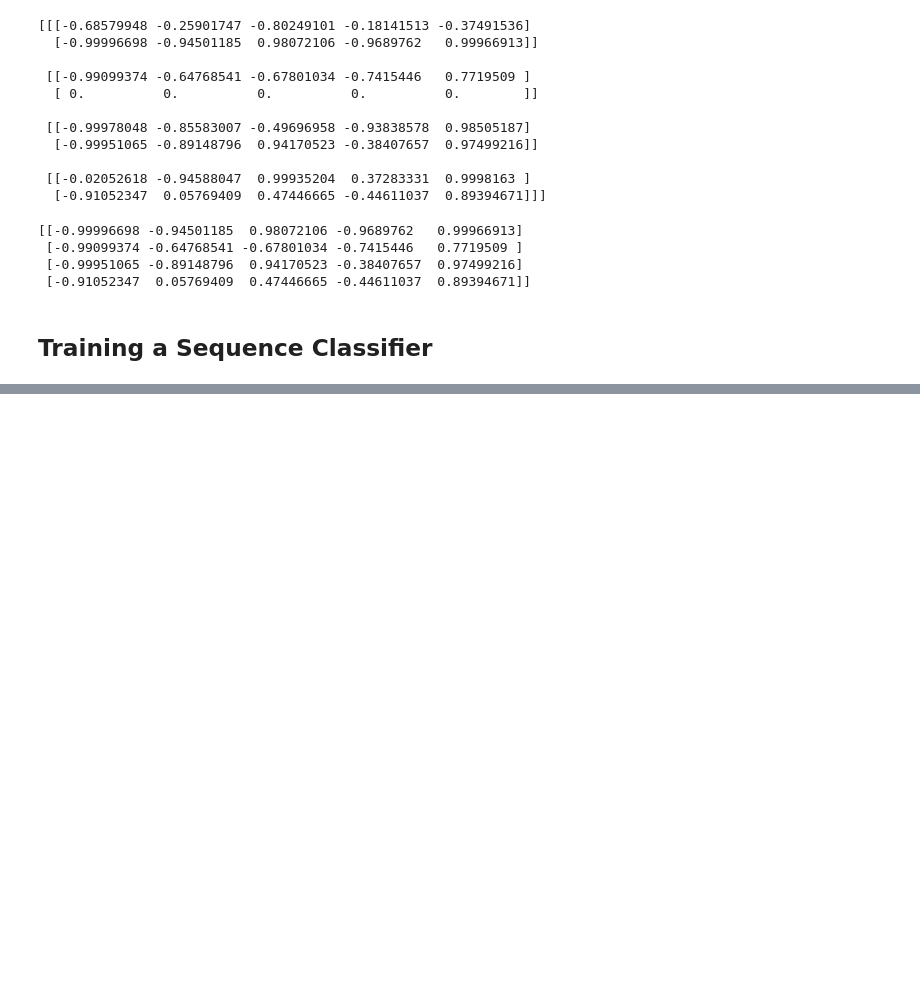
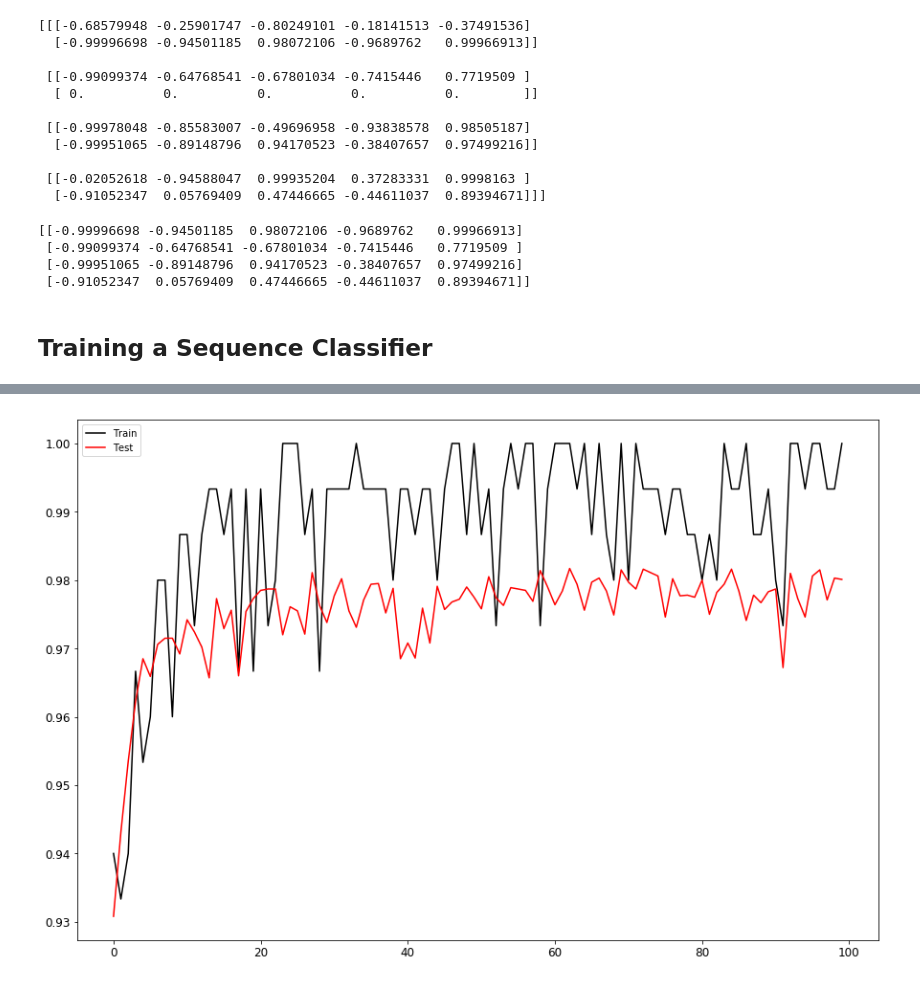
Before and after one commit to damiansp/neuralNet, a Jupyter notebook: handsOn/14_recurrent/rnn.ipynb, the cells around one changed output, grey strips where cells are left out. Saved outputs shown, nothing was run; the diff lists cells and outputs as text; code cells hidden in the pictures; blank space fills up the shorter version.

Commit message:
real rnn example added

```diff
--- a/handsOn/14_recurrent/rnn.ipynb
+++ b/handsOn/14_recurrent/rnn.ipynb
@@ -247,0 +261,19 @@ print(states_val)
+# %%
+basic_cell = tf.contrib.rnn.BasicRNNCell(num_units=n_neurons)
+outputs, states = tf.nn.dynamic_rnn(basic_cell, X, dtype=tf.float32)
+
+logits = tf.layers.dense(states, n_out)
+xentropy = tf.nn.sparse_softmax_cross_entropy_with_logits(labels=y,
+                                                          logits=logits)
+loss = tf.reduce_mean(xentropy)
+optimizer = tf.train.AdamOptimizer(learning_rate=ETA)
+training_op = optimizer.minimize(loss)
+
+correct = tf.nn.in_top_k(logits, y, 1)
+accuracy = tf.reduce_mean(tf.cast(correct, tf.float32))
+
+init = tf.global_variables_initializer()
+# %%
+mnist = input_data.read_data_sets('/tmp/data/')
+X_test = mnist.test.images.reshape((-1, n_steps, n_in))
+y_test = mnist.test.labels
@@ -247,0 +285,21 @@ print(states_val)
+# %%
+epochs = 100
+batch_size = 150
+train_acc = []
+test_acc = []
+
+with tf.Session() as s:
+    init.run()
+
+    for epoch in range(epochs):
+        for i in range(mnist.train.num_examples // batch_size):
+            X_batch, y_batch = mnist.train.next_batch(batch_size)
+            X_batch = X_batch.reshape((-1, n_steps, n_in))
+            s.run(training_op, feed_dict={X: X_batch, y: y_batch})
+        acc_train = accuracy.eval(feed_dict={X: X_batch, y: y_batch})
+        acc_test = accuracy.eval(feed_dict={X: X_test, y: y_test})
+        train_acc.append(acc_train)
+        test_acc.append(acc_test)
+        if epoch % 10 == 0:
+            print('%3d Train Acc: %.4f Test Acc %.4f'
+                  %(epoch, acc_train, acc_test))
@@ -247,0 +317,6 @@ print(states_val)
+# %%
+plt.plot(train_acc, 'k-', label='Train');
+plt.plot(test_acc, 'r-', label='Test');
+plt.legend(loc='best');
+# %% [output]
+[figure, added]
```
Also changed, not shown: parts of 5 cells of this notebook.
